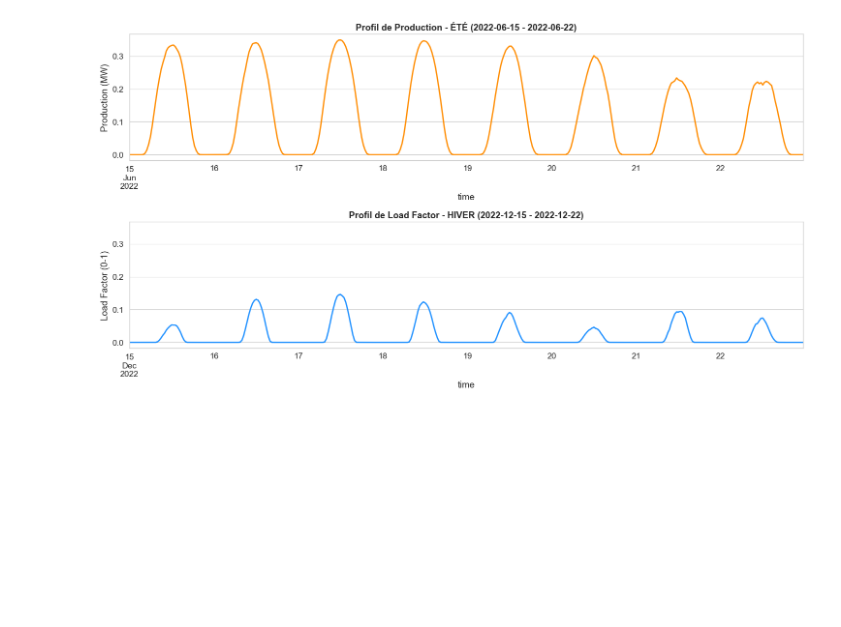
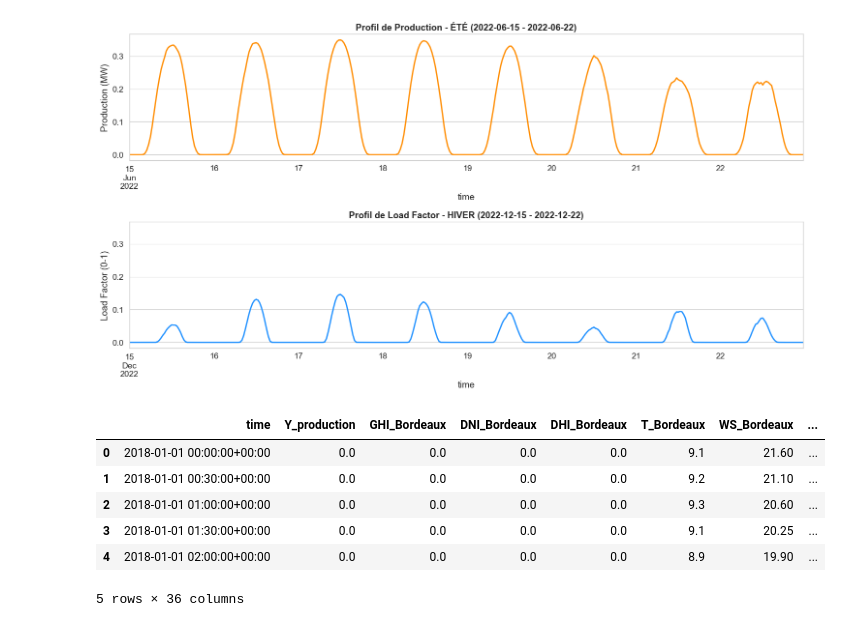
Before and after one commit to IshaghCheikh/PythonProject, a Jupyter notebook: main.ipynb, the cells around one changed output. Drawn from its saved outputs; the diff is of its cells as text; code cells hidden in the pictures; blank space fills up the shorter version.

```diff
--- a/main.ipynb
+++ b/main.ipynb
@@ -396,3 +396,26 @@ plt.tight_layout()
 plt.show()
 # %% [output]
 [figure]
+# %%
+import pandas as pd
+import numpy as np
+
+path = "data/processed/dataset_complet_30min.csv"
+df = pd.read_csv(path)
+
+# time en datetime + tri
+df["time"] = pd.to_datetime(df["time"])
+df = df.sort_values("time").reset_index(drop=True)
+
+# production négative -> 0 (souvent artefact / bruit)
+df["Y_production"] = df["Y_production"].clip(lower=0)
+
+df.head()
+# %% [output]
+|  | time | Y_production | GHI_Bordeaux | DNI_Bordeaux | DHI_Bordeaux | T_Bordeaux | WS_Bordeaux | ... |
+| 0 | 2018-01-01 00:00:00+00:00 | 0.0 | 0.0 | 0.0 | 0.0 | 9.1 | 21.60 | ... |
+| 1 | 2018-01-01 00:30:00+00:00 | 0.0 | 0.0 | 0.0 | 0.0 | 9.2 | 21.10 | ... |
+| 2 | 2018-01-01 01:00:00+00:00 | 0.0 | 0.0 | 0.0 | 0.0 | 9.3 | 20.60 | ... |
+| 3 | 2018-01-01 01:30:00+00:00 | 0.0 | 0.0 | 0.0 | 0.0 | 9.1 | 20.25 | ... |
+| 4 | 2018-01-01 02:00:00+00:00 | 0.0 | 0.0 | 0.0 | 0.0 | 8.9 | 19.90 | ... |
+5 rows × 36 columns
```
Also changed, not shown: parts of 6 cells of this notebook.
